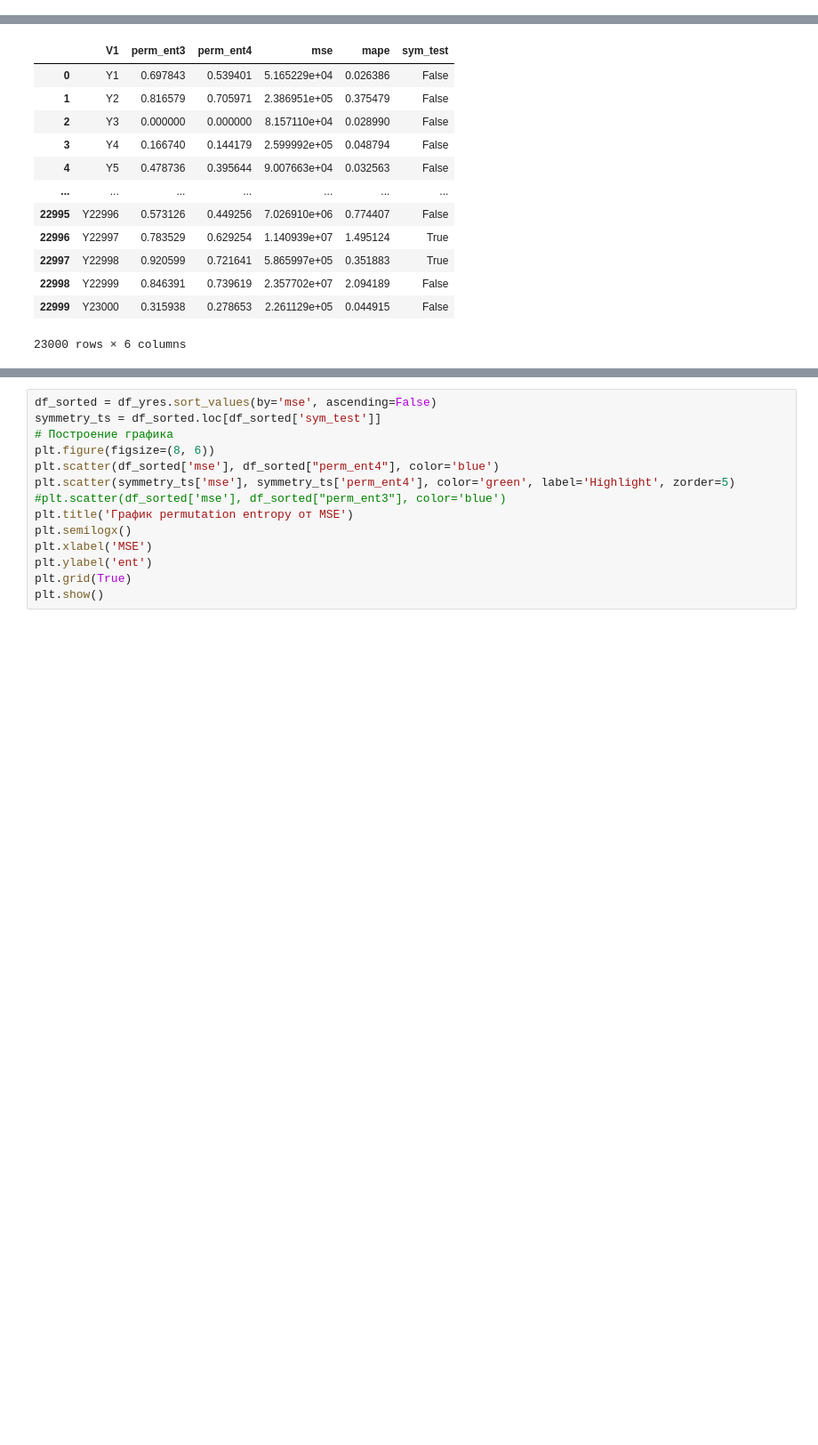
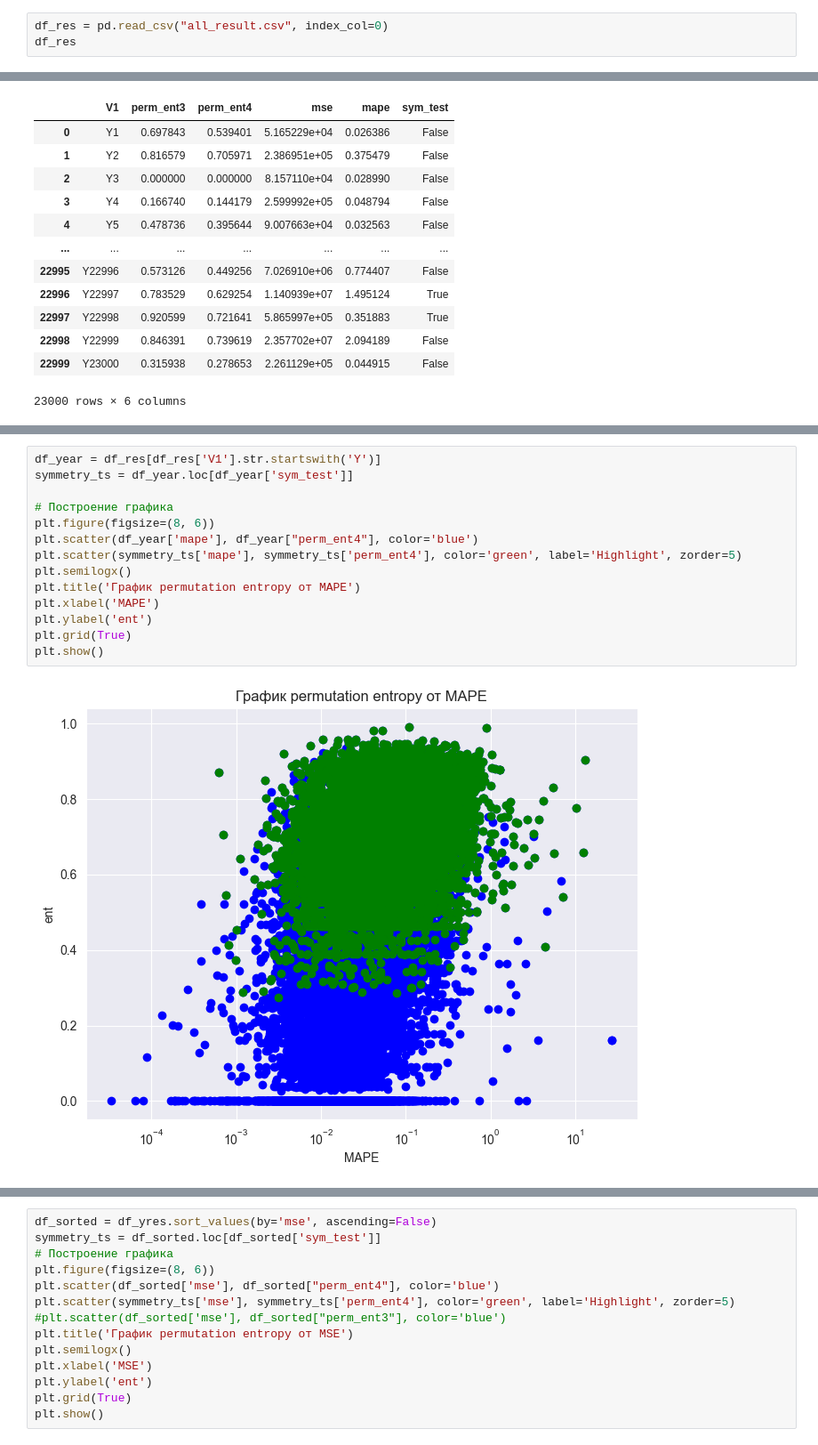
Before and after one commit to dynolab/predan, a Jupyter notebook: notebooks/m4companalis.ipynb, the cells around one changed output, grey strips where cells are left out. Shown at 89% size. Drawn from its saved outputs; the diff is of its cells as text; blank space fills up the shorter version.

```diff
--- a/notebooks/m4companalis.ipynb
+++ b/notebooks/m4companalis.ipynb
@@ -12,3 +14,6 @@ from bin.functions import *
 np.seterr(divide = 'ignore')
 # %% [output]
 {'divide': 'warn', 'over': 'warn', 'under': 'ignore', 'invalid': 'warn'}
+# %%
+df_res = pd.read_csv("all_result.csv", index_col=0)
+df_res
@@ -48,0 +67,16 @@ plt.show()
+# %%
+df_year = df_res[df_res['V1'].str.startswith('Y')]
+symmetry_ts = df_year.loc[df_year['sym_test']]
+
+# Построение графика
+plt.figure(figsize=(8, 6))
+plt.scatter(df_year['mape'], df_year["perm_ent4"], color='blue')
+plt.scatter(symmetry_ts['mape'], symmetry_ts['perm_ent4'], color='green', label='Highlight', zorder=5)
+plt.semilogx()
+plt.title('График permutation entropy от MAPE')
+plt.xlabel('MAPE')
+plt.ylabel('ent')
+plt.grid(True)
+plt.show()
+# %% [output]
+[figure, added]
```
Also changed, not shown: parts of 47 cells of this notebook, 5 other files.
